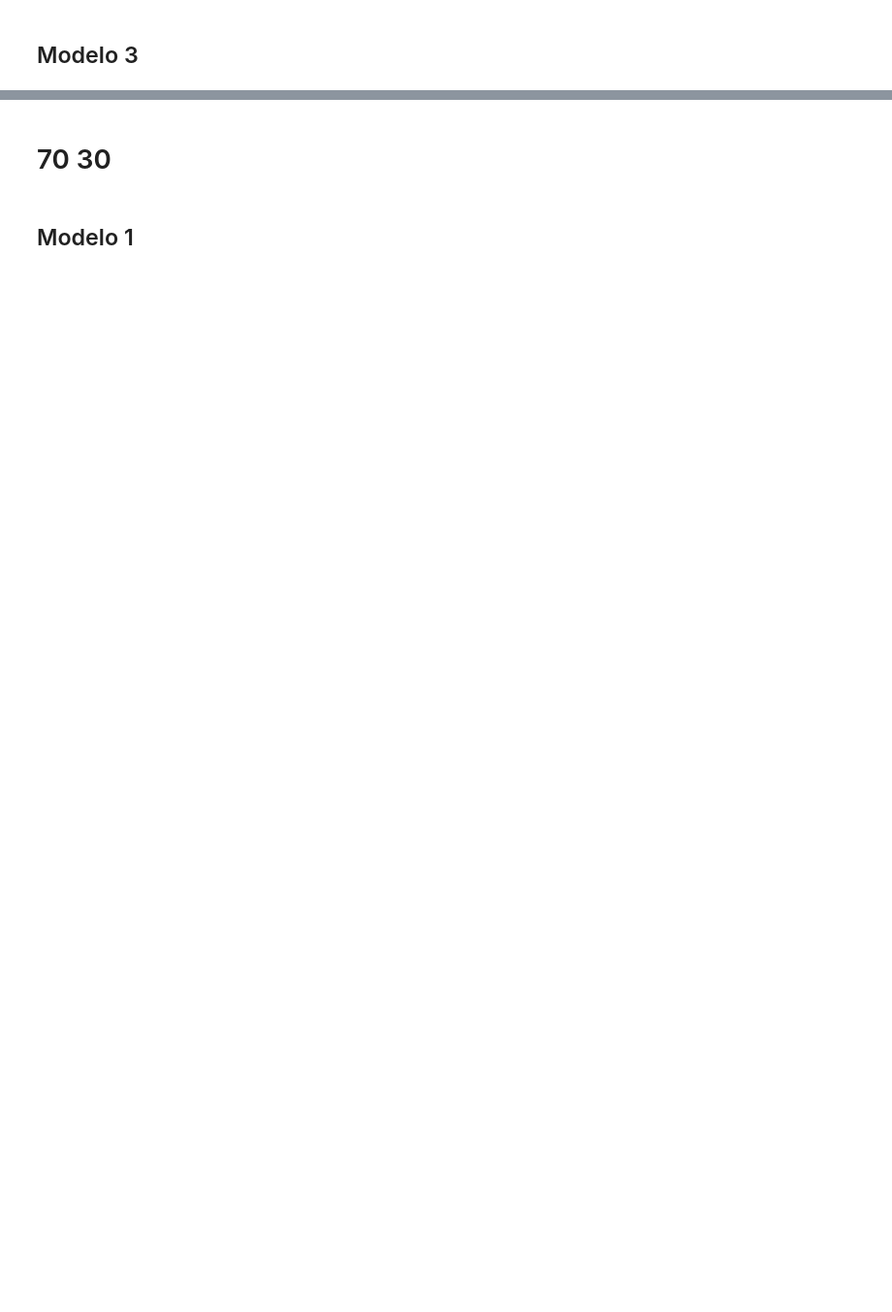
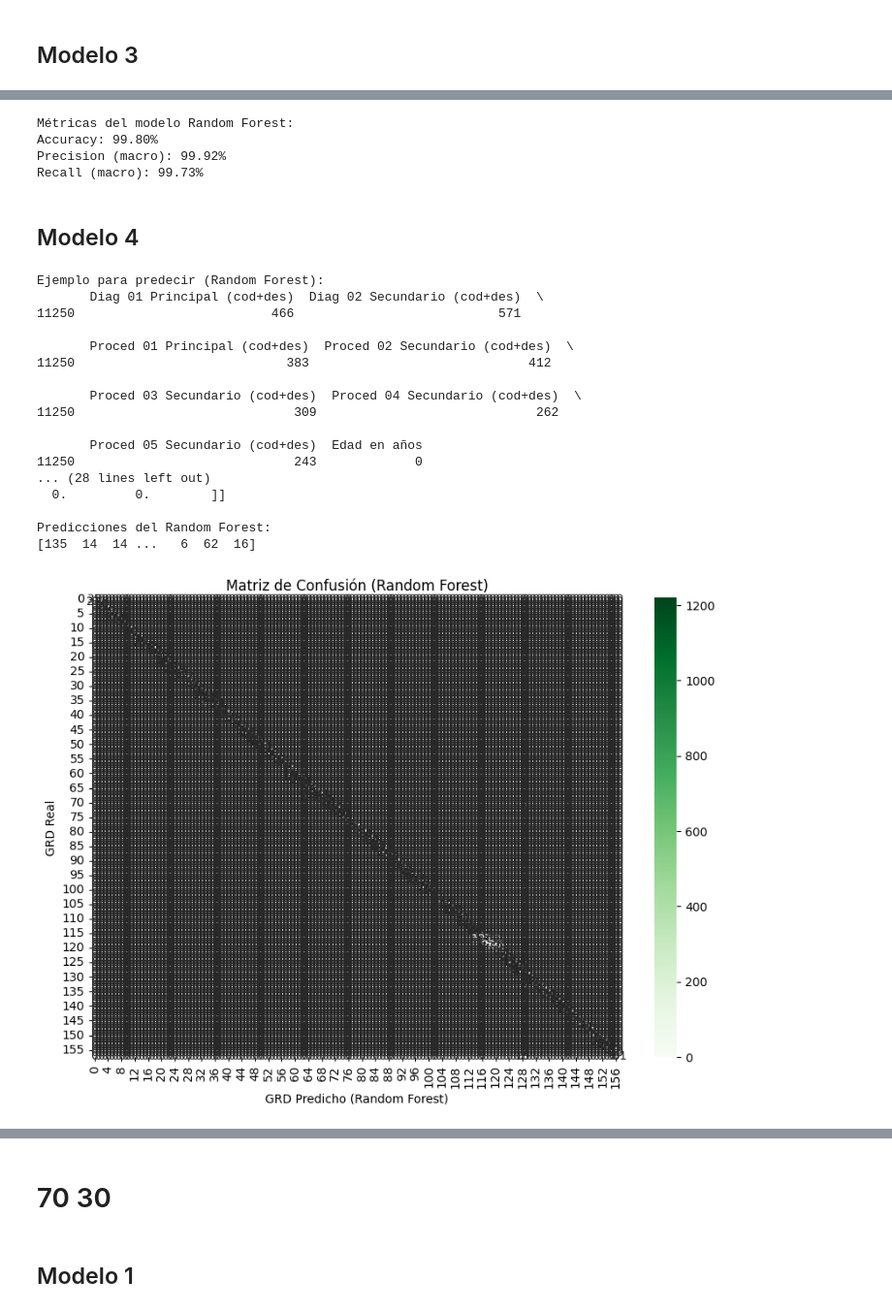
Before and after one commit to Coragg/GRDprediction, a Jupyter notebook: python/RandomForest.ipynb, the cells around one changed output, grey strips where cells are left out. Shown at 97% size. Cells and saved outputs as stored; diff of their text form; code cells hidden in the pictures; blank space fills up the shorter version.

```diff
--- a/python/RandomForest.ipynb
+++ b/python/RandomForest.ipynb
@@ -324,0 +388,66 @@ Recall (macro): 99.78%
+# %%
+print("Métricas del modelo Random Forest:")
+medir_modelos(predecir_grd_rf3)
+# %% [output]
+Métricas del modelo Random Forest:
+Accuracy: 99.80%
+Precision (macro): 99.92%
+Recall (macro): 99.73%
+# %% [markdown]
+## Modelo 4
+# %%
+# 1. Definir las variables explicativas y el objetivo (igual que antes)
+Explicativas_rf4 = dataset_el_pino.drop(columns=delete_rows[3])
+Objetivo_rf4 = dataset_el_pino.GRD
+# %%
+
+# 2. Crear e entrenar el modelo de Random Forest
+# Puedes ajustar los hiperparámetros como 'n_estimators' (número de árboles),
+# 'max_depth', 'random_state' para reproducibilidad, etc.
+modelo_rf4 = RandomForestClassifier(n_estimators=100, max_depth=20, random_state=42)
+modelo_rf4.fit(Explicativas_rf4, Objetivo_rf4)
+
+# 3. (Opcional) Visualizar uno de los árboles del bosque
+#plt.figure(figsize=(15,10))
+#plot_tree(modelo_rf.estimators_[0], feature_names=Explicativas_rf.columns, class_names=Objetivo_rf.unique().astype(str), filled=True)
+#plt.show()
+
+# 4. Realizar una predicción sobre un ejemplo (similar al árbol de decisión)
+test_ejemplo_rf4 = Explicativas_rf4.sample()
+print("Ejemplo para predecir (Random Forest):")
+print(test_ejemplo_rf4)
+print("\nProbabilidades de predicción (Random Forest):")
+print(modelo_rf4.predict_proba(test_ejemplo_rf4))
+
+# 5. Predecir sobre todo el conjunto de datos
+predecir_grd_rf4 = modelo_rf4.predict(Explicativas_rf4)
+print("\nPredicciones del Random Forest:")
+print(predecir_grd_rf4)
+
+# 6. Evaluar el modelo: Matriz de confusión
+matriz_confusion_rf4 = confusion_matrix(dataset_el_pino['GRD'], predecir_grd_rf4)
+plt.figure(figsize=(10,7))
+sns.heatmap(matriz_confusion_rf4, annot=True, fmt="d", cmap="Greens") # Cambié el mapa de color para diferenciar
+plt.xlabel('GRD Predicho (Random Forest)')
+plt.ylabel('GRD Real')
+plt.title('Matriz de Confusión (Random Forest)')
+plt.show()
+# %% [output]
+Ejemplo para predecir (Random Forest):
+       Diag 01 Principal (cod+des)  Diag 02 Secundario (cod+des)  \
+11250                          466                           571
+
+       Proced 01 Principal (cod+des)  Proced 02 Secundario (cod+des)  \
+11250                            383                             412
+
+       Proced 03 Secundario (cod+des)  Proced 04 Secundario (cod+des)  \
+11250                             309                             262
+
+       Proced 05 Secundario (cod+des)  Edad en años
+11250                             243             0
+... (28 lines left out)
+  0.         0.        ]]
+
+Predicciones del Random Forest:
+[135  14  14 ...   6  62  16]
+[figure, added]
```
Also changed, not shown: parts of 39 cells of this notebook.
